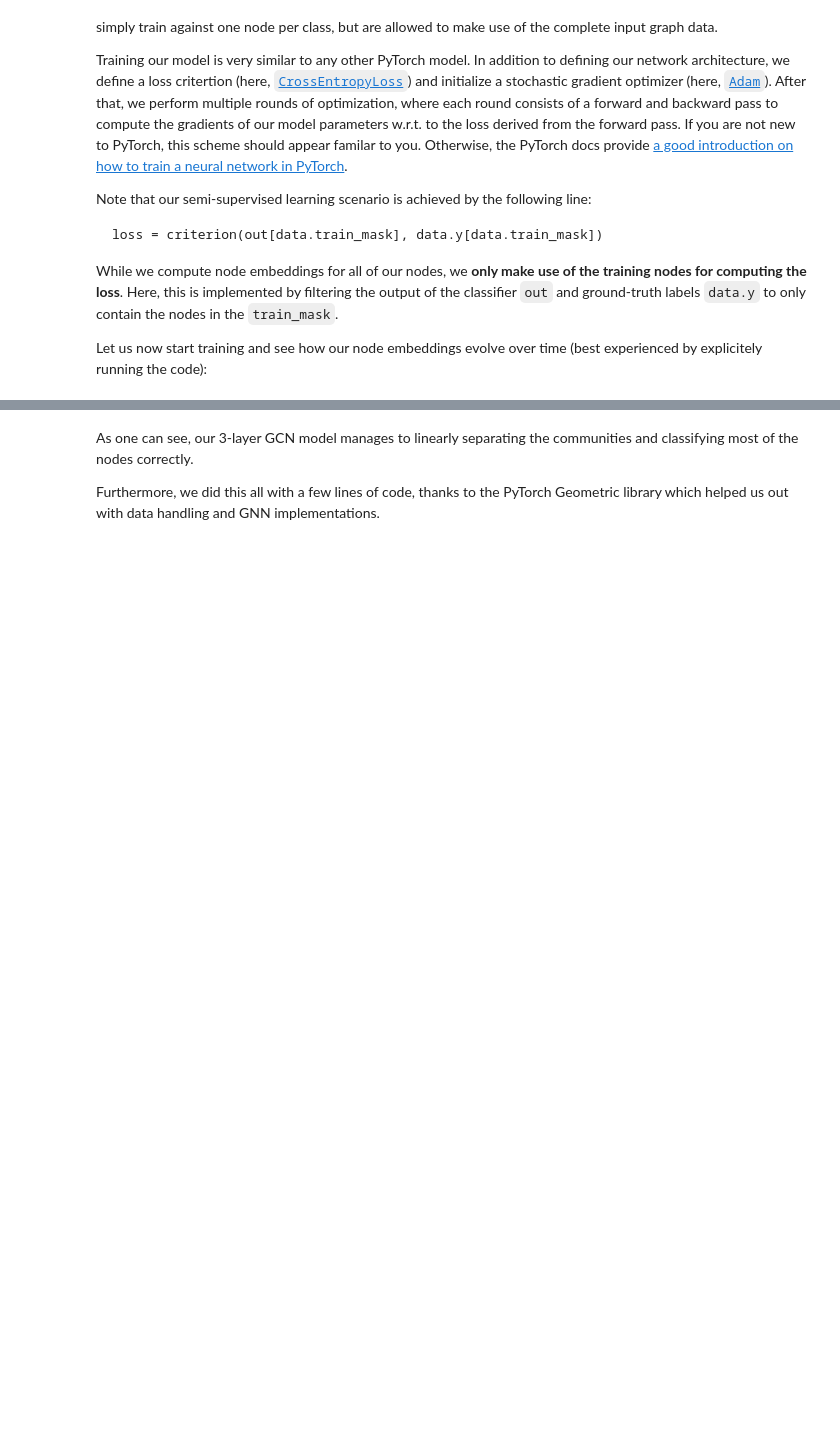
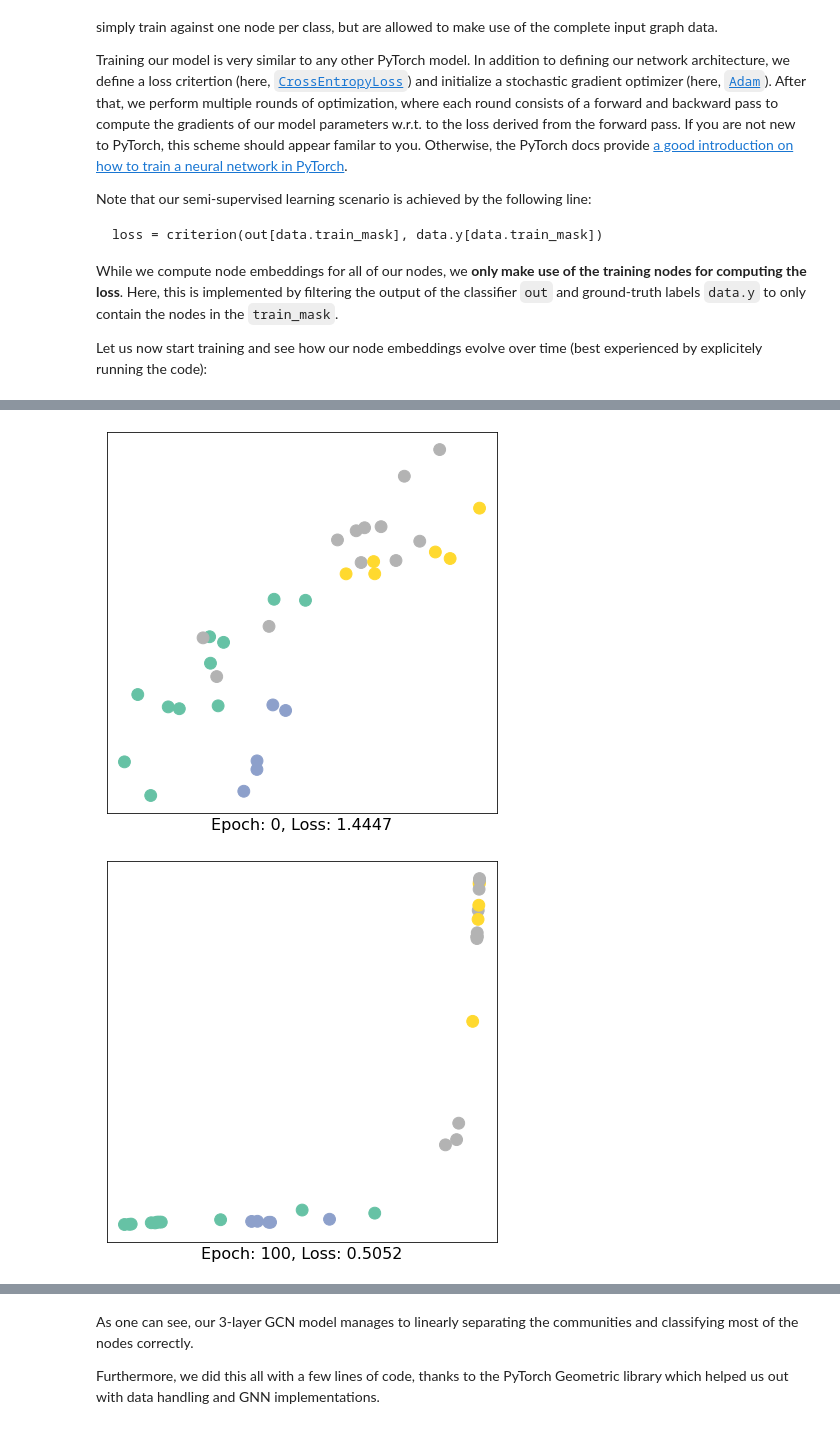
Before and after one commit to TheYuanLiao/graph-representation-learning, a Jupyter notebook: colab_notebooks/CS224W_Colab_0.ipynb, the cells around one changed output, grey strips where cells are left out. Cells and saved outputs as stored; diff of their text form; code cells hidden in the pictures; blank space fills up the shorter version.

```diff
--- a/colab_notebooks/CS224W_Colab_0.ipynb
+++ b/colab_notebooks/CS224W_Colab_0.ipynb
@@ -394,6 +438,7 @@ def train(data):
 for epoch in range(401):
     loss, h = train(data)
     # Visualize the node embeddings every 10 epochs
-    if epoch % 10 == 0:
+    if epoch % 100 == 0:
         visualize(h, color=data.y, epoch=epoch, loss=loss)
         time.sleep(0.3)
+# %% [output]
@@ -399,0 +446,2 @@ for epoch in range(401):
+[figure, added]
+[figure, added]
```
Also changed, not shown: parts of 7 cells of this notebook, 5 other files.
